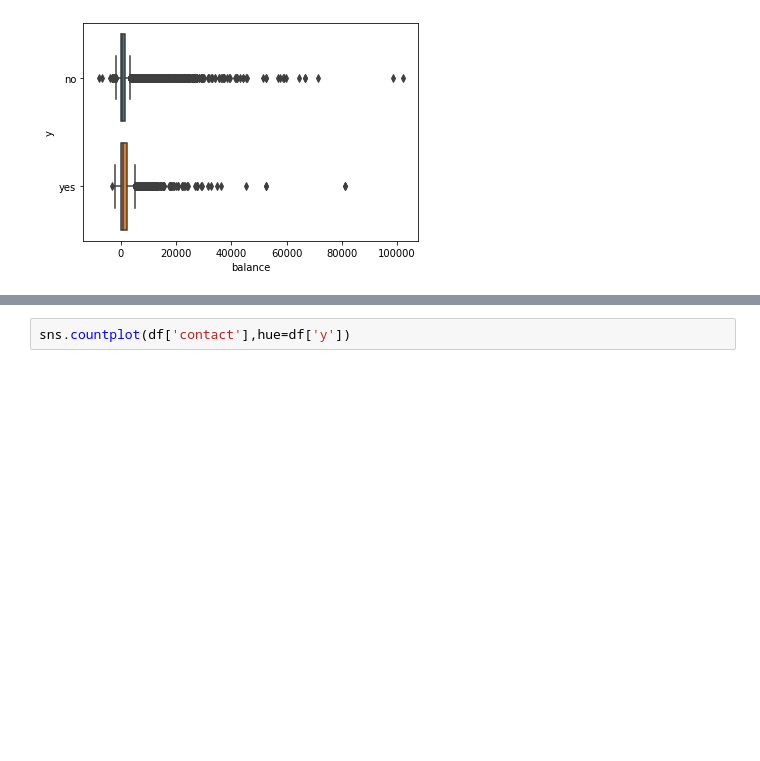
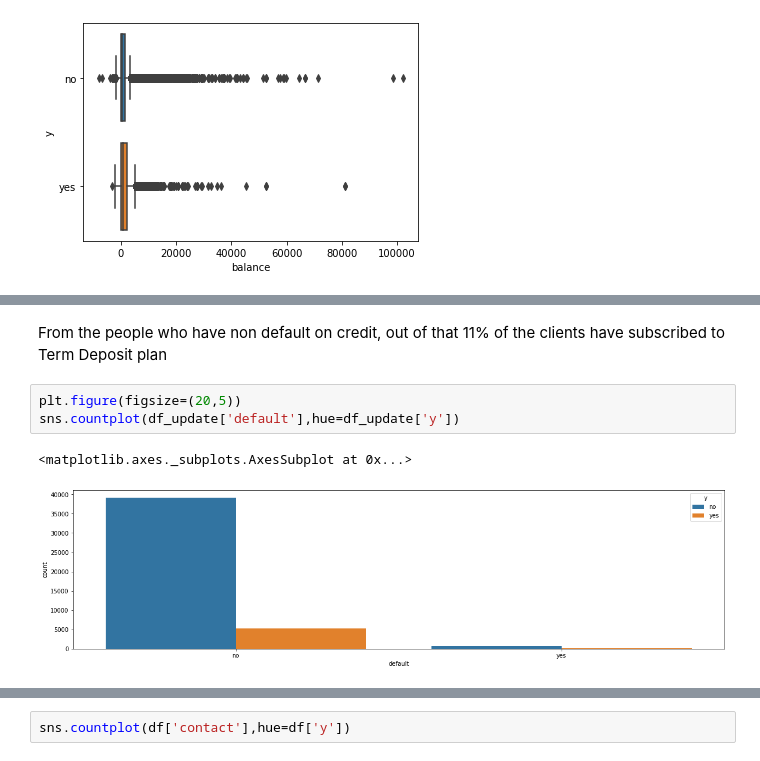
Before and after one commit to ShrutiUdagire/SupervisedLearning-Classification, a Jupyter notebook: project.ipynb, the cells around one changed output, grey strips where cells are left out. Saved outputs shown, nothing was run; the diff lists cells and outputs as text; blank space fills up the shorter version.

```diff
--- a/project.ipynb
+++ b/project.ipynb
@@ -612,0 +606,8 @@ CALL
+# %% [markdown]
+From the people who have non default on credit, out of that 11% of the clients have subscribed to  Term Deposit plan
+# %%
+plt.figure(figsize=(20,5))
+sns.countplot(df_update['default'],hue=df_update['y'])
+# %% [output]
+<matplotlib.axes._subplots.AxesSubplot at 0x...>
+[figure, added]
```
Also changed, not shown: parts of 62 cells of this notebook.
